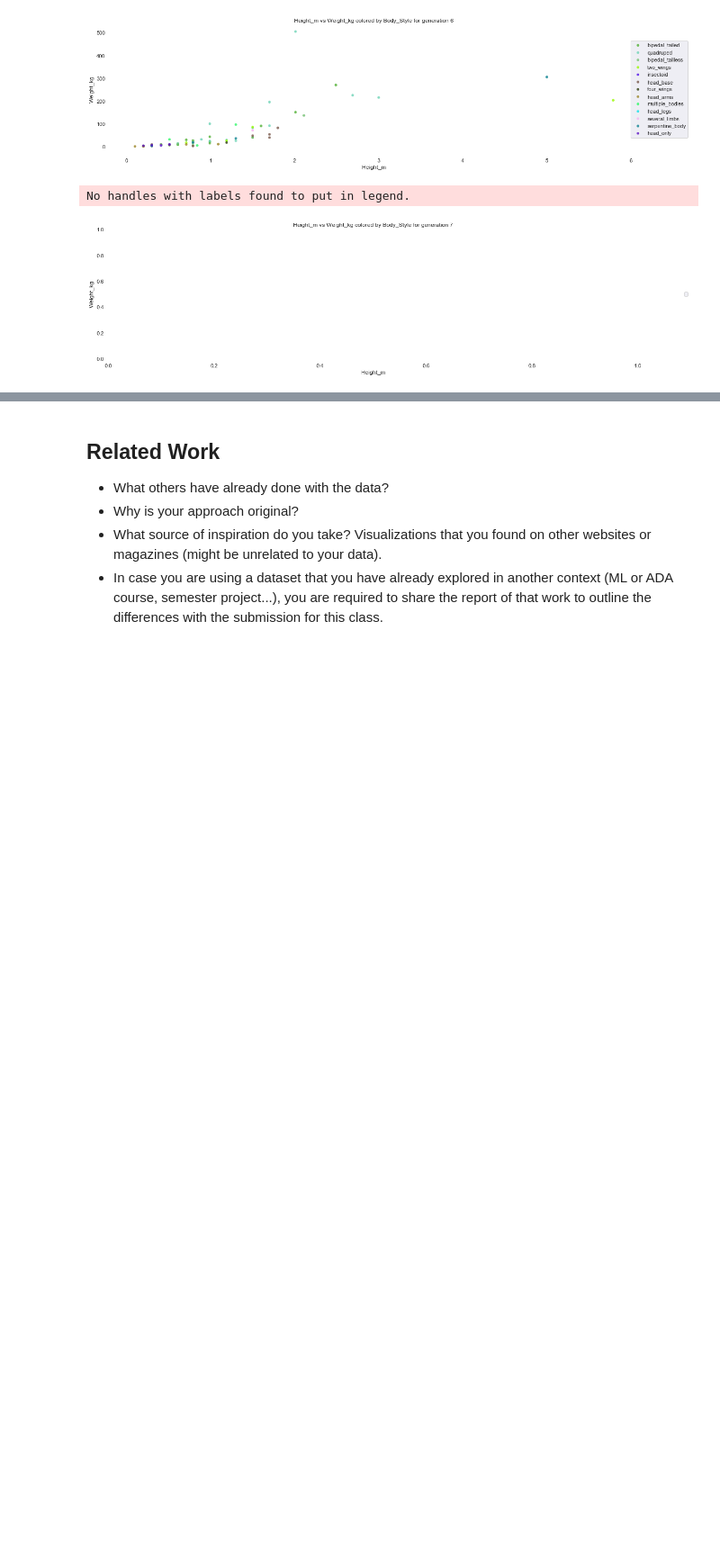
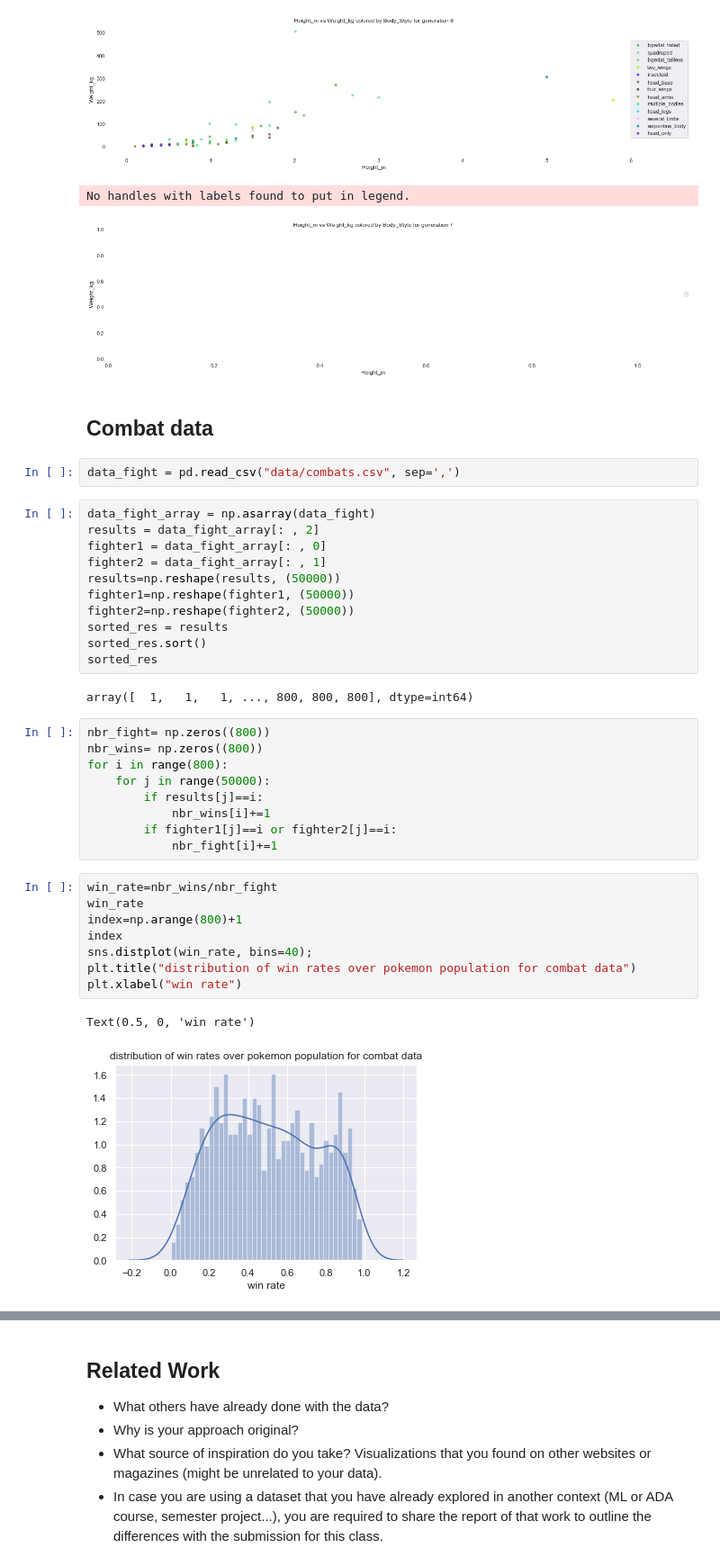
Before and after one commit to com-480-data-visualization/com-480-project-analaktycs, a Jupyter notebook: Milestone1.ipynb, the cells around one changed output, grey strips where cells are left out. Shown at 90% size. Cells and saved outputs as stored; diff of their text form; blank space fills up the shorter version.

Commit message:
adds data analysis for combat data

```diff
--- a/Milestone1.ipynb
+++ b/Milestone1.ipynb
@@ -1164,3 +1163,40 @@ make_scatter_plot('Height_m', 'Weight_kg', 'Body_Style', 7 )
 [figure]
 No handles with labels found to put in legend.
 [figure]
+# %% [markdown]
+## Combat data
+# %%
+data_fight = pd.read_csv("data/combats.csv", sep=',')
+# %%
+data_fight_array = np.asarray(data_fight)
+results = data_fight_array[: , 2]
+fighter1 = data_fight_array[: , 0]
+fighter2 = data_fight_array[: , 1]
+results=np.reshape(results, (50000))
+fighter1=np.reshape(fighter1, (50000))
+fighter2=np.reshape(fighter2, (50000))
+sorted_res = results
+sorted_res.sort()
+sorted_res
+# %% [output]
+array([  1,   1,   1, ..., 800, 800, 800], dtype=int64)
+# %%
+nbr_fight= np.zeros((800))
+nbr_wins= np.zeros((800))
+for i in range(800):
+    for j in range(50000):
+        if results[j]==i:
+            nbr_wins[i]+=1
+        if fighter1[j]==i or fighter2[j]==i:
+            nbr_fight[i]+=1
+# %%
+win_rate=nbr_wins/nbr_fight
+win_rate
+index=np.arange(800)+1
+index
+sns.distplot(win_rate, bins=40);
+plt.title("distribution of win rates over pokemon population for combat data")
+plt.xlabel("win rate")
+# %% [output]
+Text(0.5, 0, 'win rate')
+[figure, added]
```
Also changed, not shown: parts of 19 cells of this notebook.
